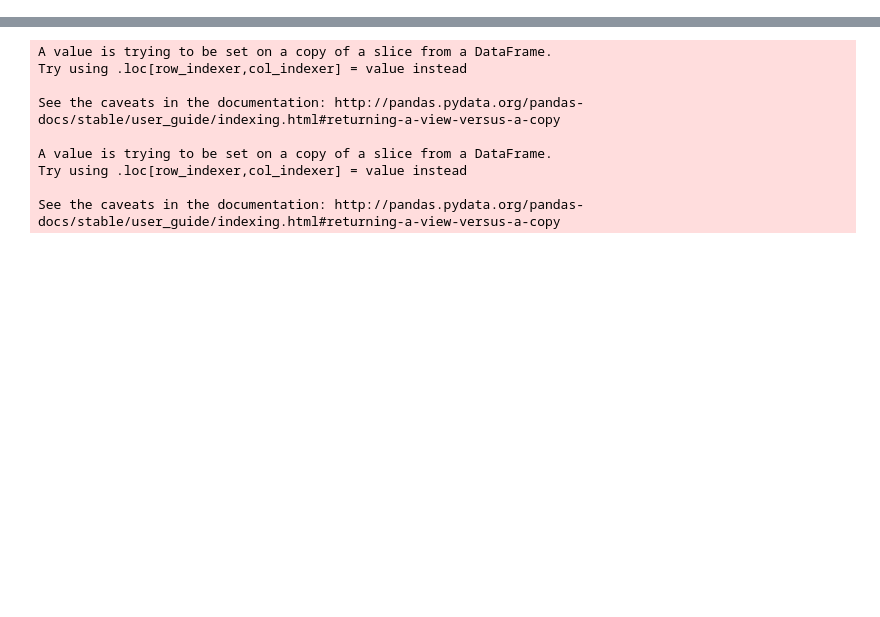
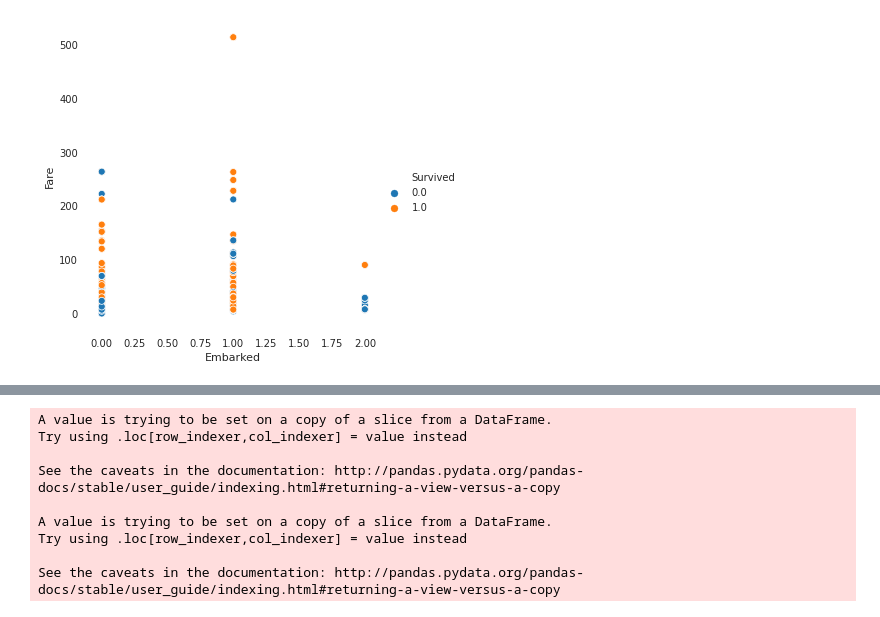
Before and after one commit to edouardkombo/titanic-kaggle-competition, a Jupyter notebook: index.ipynb, the cells around one changed output, grey strips where cells are left out. Saved outputs shown, nothing was run; the diff lists cells and outputs as text; code cells hidden in the pictures; blank space fills up the shorter version.

```diff
--- a/index.ipynb
+++ b/index.ipynb
@@ -71,0 +70,10 @@ ax = sns.relplot(x='Age', y='Fare', hue='Pclass', data=df)
+# %%
+# Response: Embarked, Fare, Parent-Children and Sex
+
+# FIRST THING TO DO is to spot all the 100% correlation we can from the early beginning
+# Logically, if we compare the price of ticket to embarkment place, we will reveal higher correlations
+
+# 0 = Southampton, 1: Cherbourg, 2: Queenston, 3: Unknown
+ax = sns.relplot(x='Embarked', y='Fare', hue='Survived', data=df.query('Survived<2'))
+# %% [output]
+[figure, added]
```
Also changed, not shown: parts of 13 cells of this notebook, 2 other files.
